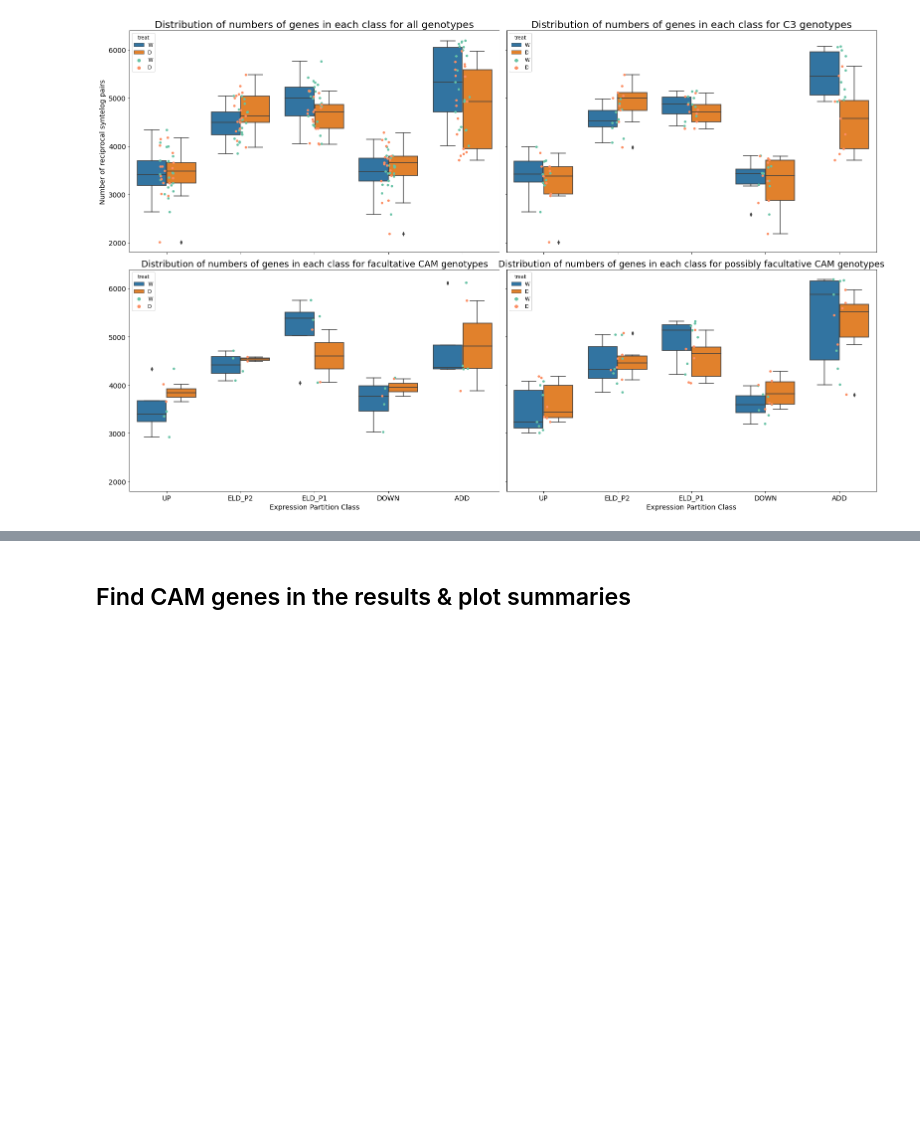
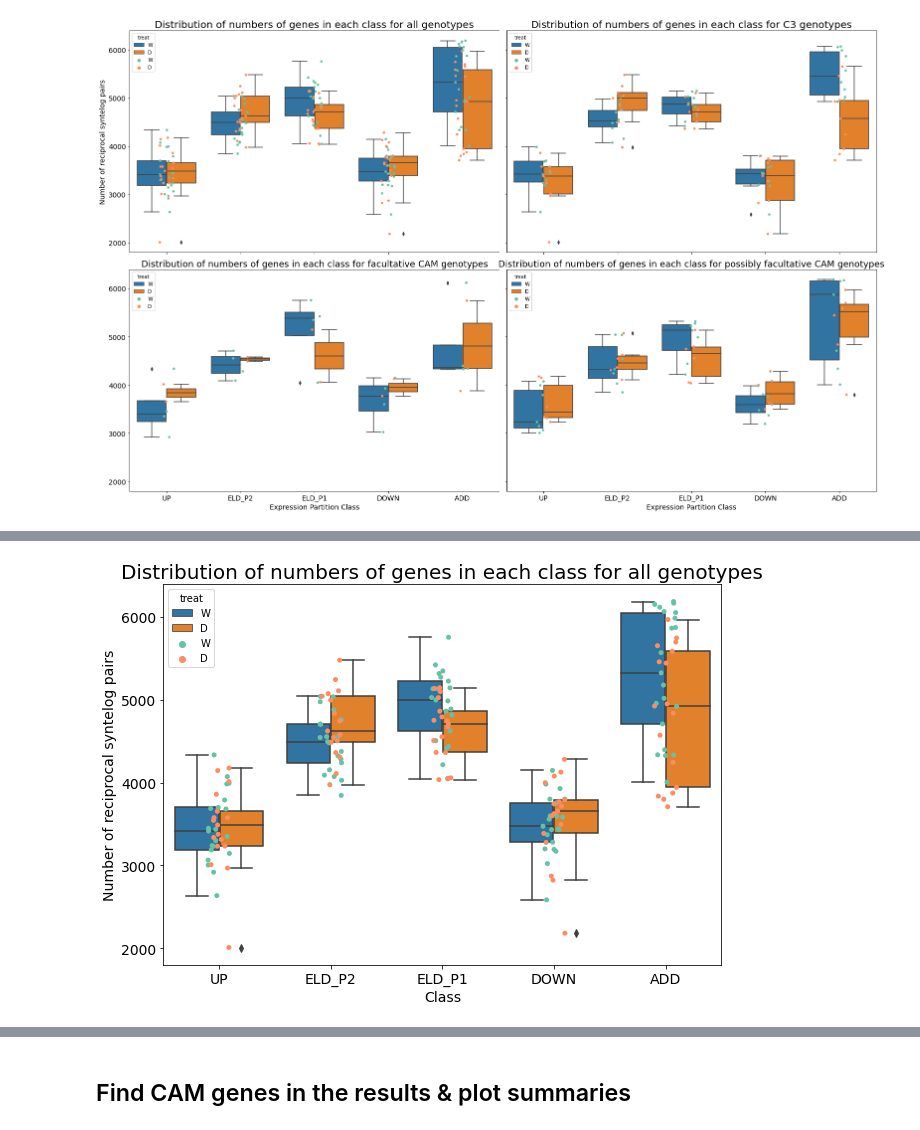
Before and after one commit to achpardo/yucca-genomics, a Jupyter notebook: differential_expression/expression_partitioning_downstream/hybridexpress_top30pct_partitioning_results.ipynb, the cells around one changed output, grey strips where cells are left out. Saved outputs shown, nothing was run; the diff lists cells and outputs as text; code cells hidden in the pictures; blank space fills up the shorter version.

```diff
--- a/differential_expression/expression_partitioning_downstream/hybridexpress_top30pct_partitioning_results.ipynb
+++ b/differential_expression/expression_partitioning_downstream/hybridexpress_top30pct_partitioning_results.ipynb
@@ -141,0 +179,15 @@ plt.savefig("./top30pct_figures/top30_boxplots_ngenes_byclass.svg",dpi=200,bbox_
+# %%
+fig,ax = plt.subplots(figsize=(10,7))
+
+sns.boxplot(data=classcounts,x="Class",y="Gene",hue="treat")
+sns.stripplot(data=classcounts,x="Class",y="Gene",hue="treat",palette="Set2")
+ax.set_title("Distribution of numbers of genes in each class for all genotypes",fontsize=20)
+ax.tick_params(which="both",labelsize=14)
+ax.set_ylabel("Number of reciprocal syntelog pairs",fontsize=14)
+ax.set_xlabel("Class",fontsize=14)
+
+plt.savefig("./top30pct_figures/top30_singlebox_allgt_ngenes_byclass.png",dpi=200,bbox_inches="tight")
+plt.savefig("./top30pct_figures/top30_singlebox_allgt_ngenes_byclass.pdf",dpi=200,bbox_inches="tight")
+plt.savefig("./top30pct_figures/top30_singlebox_allgt_ngenes_byclass.svg",dpi=200,bbox_inches="tight")
+# %% [output]
+[figure, added]
```
Also changed, not shown: parts of 9 cells of this notebook, 1 other file.
